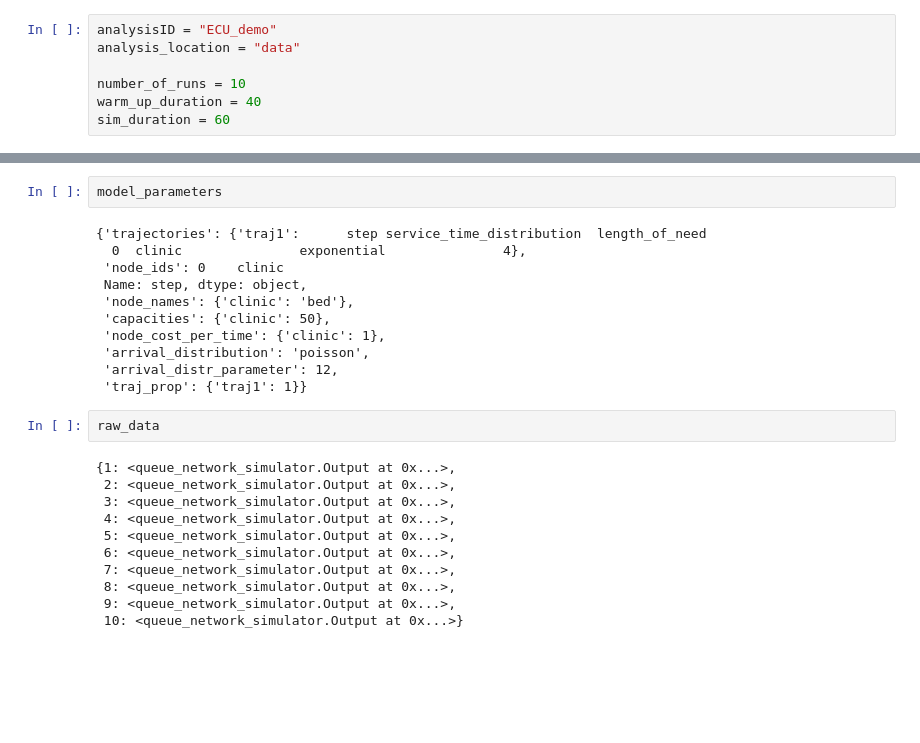
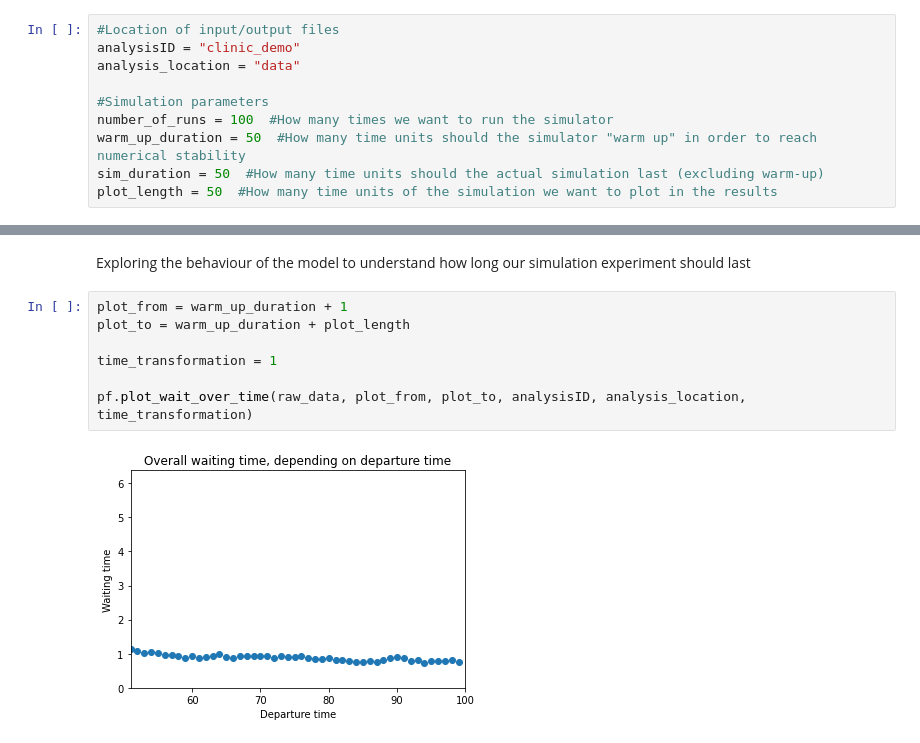
Before and after one commit to zmek/queue_network_simulator, a Jupyter notebook: main.ipynb, the cells around one changed output, grey strips where cells are left out. Drawn from its saved outputs; the diff is of its cells as text; blank space fills up the shorter version.

```diff
--- a/main.ipynb
+++ b/main.ipynb
@@ -18,8 +25,11 @@ Simulation parameters
 # %%
-analysisID = "ECU_demo"
+#Location of input/output files
+analysisID = "clinic_demo"
 analysis_location = "data"
 
-number_of_runs = 10
-warm_up_duration = 40
-sim_duration = 60
+#Simulation parameters
+number_of_runs = 100  #How many times we want to run the simulator
+warm_up_duration = 50  #How many time units should the simulator "warm up" in order to reach numerical stability
+sim_duration = 50  #How many time units should the actual simulation last (excluding warm-up)
+plot_length = 50  #How many time units of the simulation we want to plot in the results
 # %% [markdown]
@@ -103,26 +85,11 @@ for node_iter in my_model.node_ids:
-# %%
-model_parameters
-# %% [output]
-{'trajectories': {'traj1':      step service_time_distribution  length_of_need
-  0  clinic               exponential               4},
- 'node_ids': 0    clinic
- Name: step, dtype: object,
- 'node_names': {'clinic': 'bed'},
- 'capacities': {'clinic': 50},
- 'node_cost_per_time': {'clinic': 1},
- 'arrival_distribution': 'poisson',
- 'arrival_distr_parameter': 12,
- 'traj_prop': {'traj1': 1}}
-# %%
-raw_data
-# %% [output]
-{1: <queue_network_simulator.Output at 0x...>,
- 2: <queue_network_simulator.Output at 0x...>,
- 3: <queue_network_simulator.Output at 0x...>,
- 4: <queue_network_simulator.Output at 0x...>,
- 5: <queue_network_simulator.Output at 0x...>,
- 6: <queue_network_simulator.Output at 0x...>,
- 7: <queue_network_simulator.Output at 0x...>,
- 8: <queue_network_simulator.Output at 0x...>,
- 9: <queue_network_simulator.Output at 0x...>,
- 10: <queue_network_simulator.Output at 0x...>}
+# %% [markdown]
+Exploring the behaviour of the model to understand how long our simulation experiment should last
+# %%
+plot_from = warm_up_duration + 1
+plot_to = warm_up_duration + plot_length
+
+time_transformation = 1
+
+pf.plot_wait_over_time(raw_data, plot_from, plot_to, analysisID, analysis_location, time_transformation)
+# %% [output]
+[figure, added]
```
Also changed, not shown: parts of 19 cells of this notebook, 53 other files.
